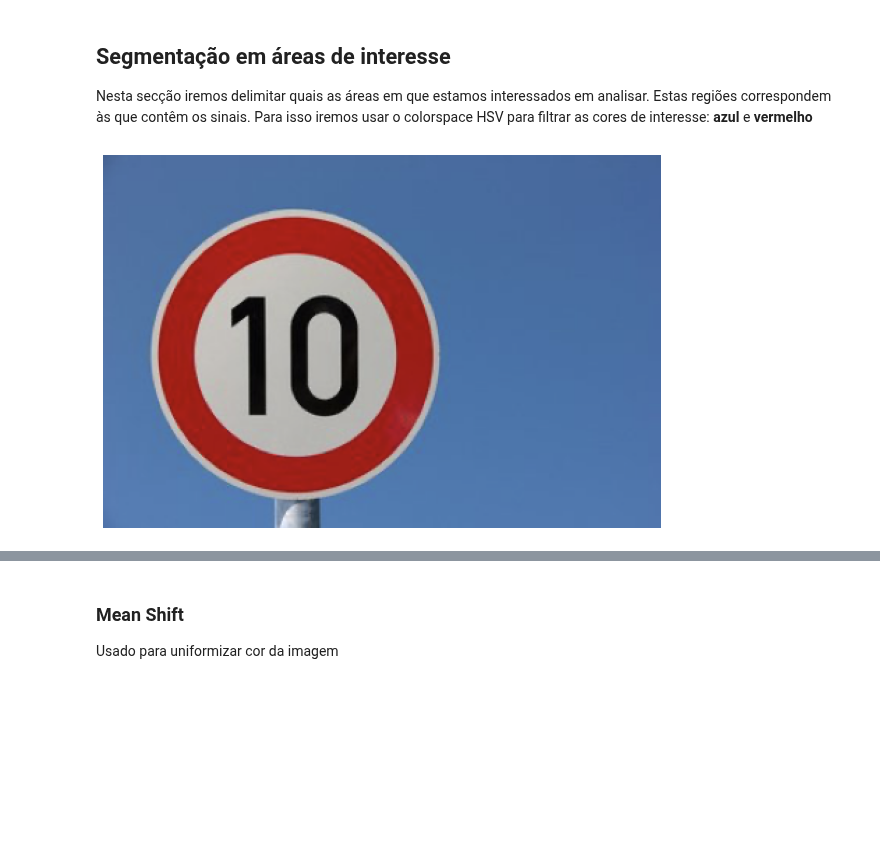
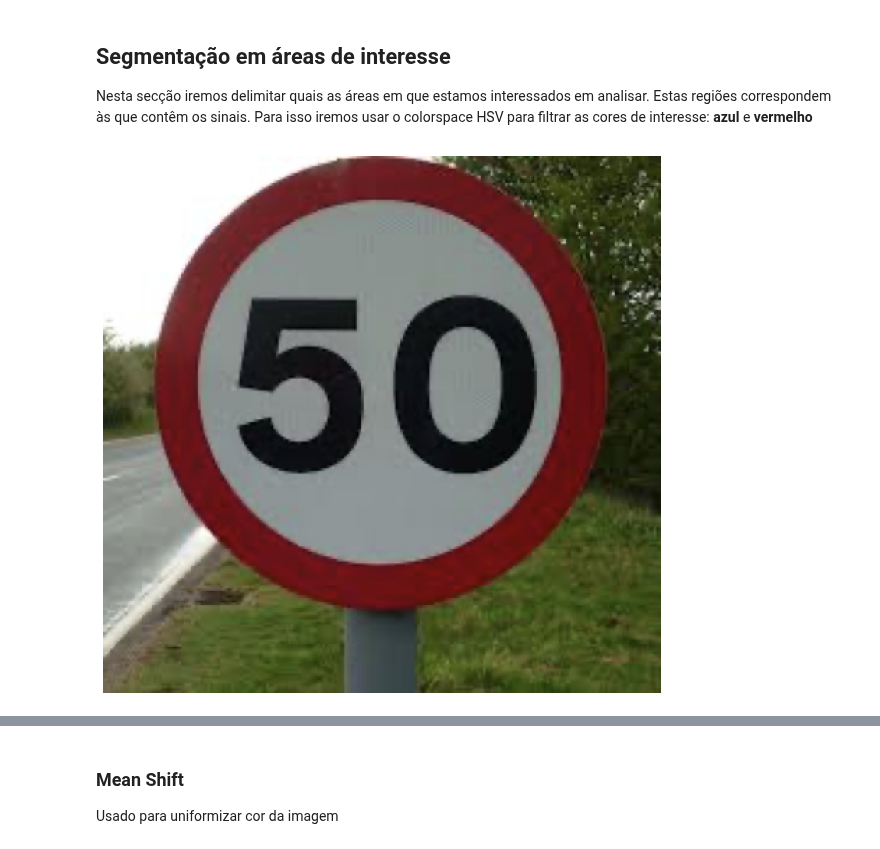
Before and after one commit to joaolucasmartins/VC2022, a Jupyter notebook: notebook.ipynb, the cells around one changed output, grey strips where cells are left out. Drawn from its saved outputs; the diff is of its cells as text; code cells hidden in the pictures; blank space fills up the shorter version.

```diff
--- a/notebook.ipynb
+++ b/notebook.ipynb
@@ -90,11 +90,11 @@ filterType(["speedlimit"])
 Nesta secção iremos delimitar quais as áreas em que estamos interessados em analisar. Estas regiões correspondem às que contêm os sinais. Para isso iremos usar o colorspace HSV para filtrar as cores de interesse: **azul** e **vermelho**
 # %%
 testImages = {"speedlimit": (7, 19, 20, 70)}
-speedLimitId = filterType(["speedlimit"]).index[2]
+speedLimitId = filterType(["speedlimit"]).index[0]
 speedLimit = importImage(speedLimitId)
 displayImage(speedLimit)
 # %% [output]
-[figure, old version]
+[figure, new version]
 # %%
 clahe = cv.createCLAHE(clipLimit=2.0, tileGridSize=(8,8))
 hsv = cv.cvtColor(speedLimit, cv.COLOR_BGR2HSV)
```
Also changed, not shown: parts of 10 cells of this notebook, 1 other file.
